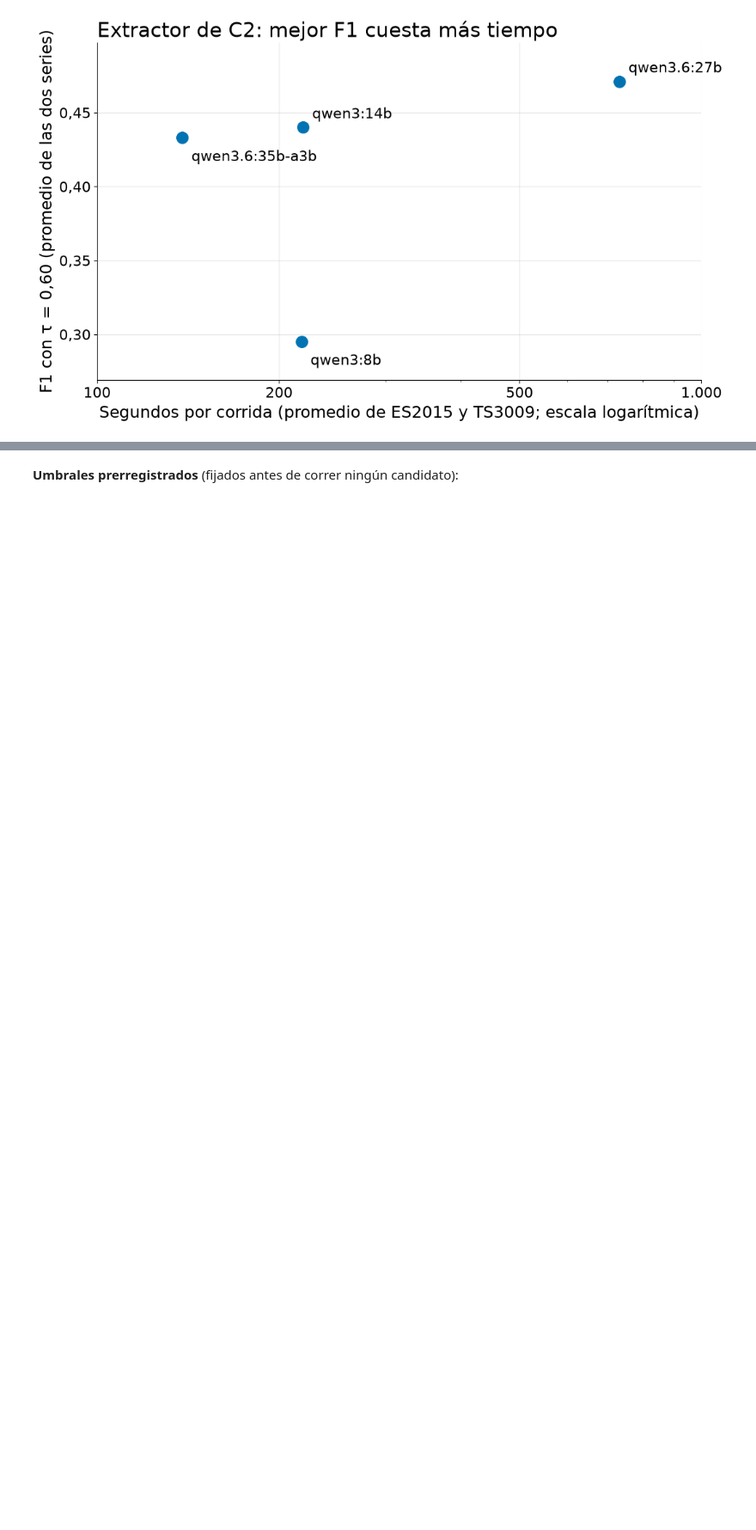
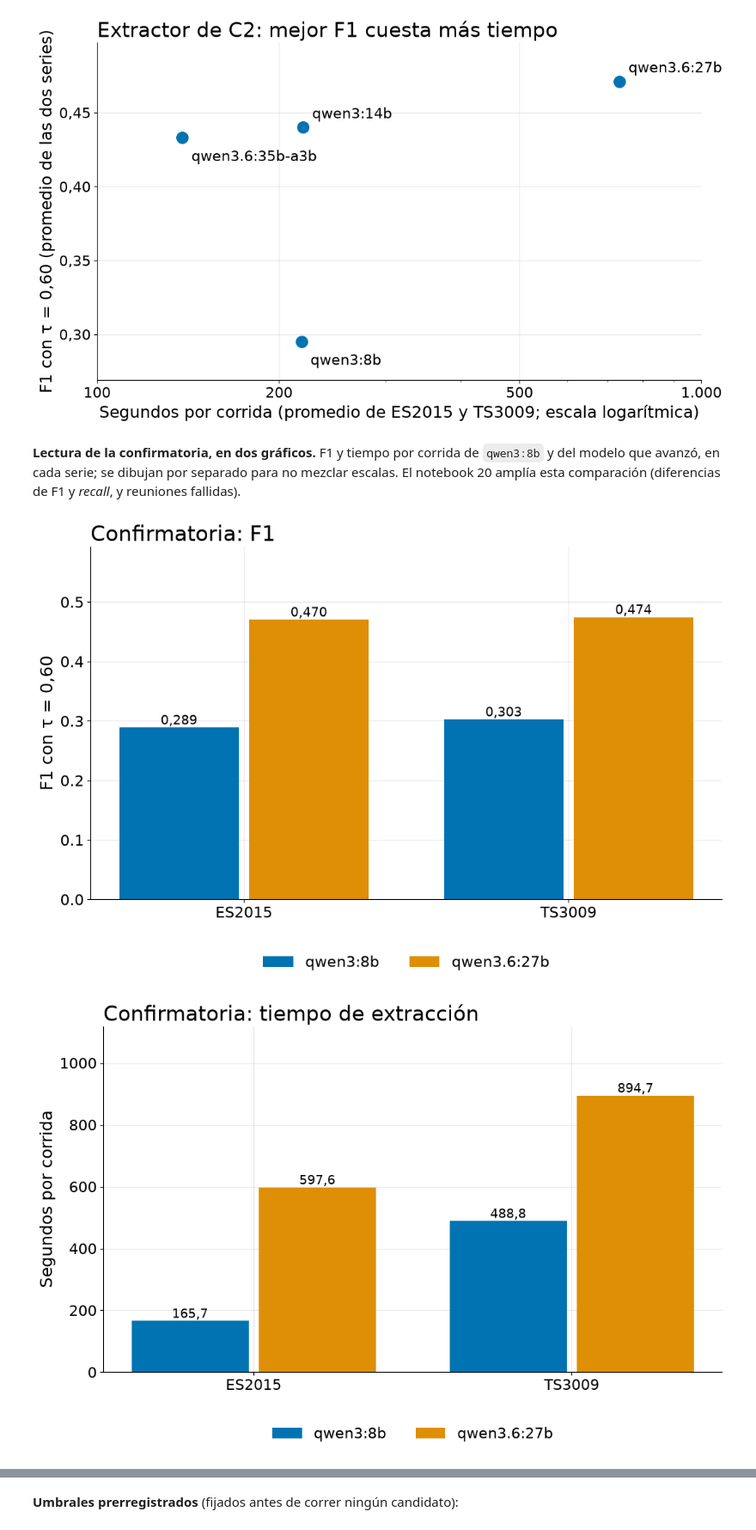
Before and after one commit to jasonssdev/mcd-afg, a Jupyter notebook: notebooks/19-jss-modelos.ipynb, the cells around one changed output, grey strips where cells are left out. Shown at 86% size. Saved outputs shown, nothing was run; the diff lists cells and outputs as text; code cells hidden in the pictures; blank space fills up the shorter version.

```diff
--- a/notebooks/19-jss-modelos.ipynb
+++ b/notebooks/19-jss-modelos.ipynb
@@ -1163,6 +1164,44 @@ with video_style():
     plt.close(fig)
 # %% [output]
 [figure]
+# %% [markdown]
+**Lectura de la confirmatoria, en dos gráficos.** F1 y tiempo por corrida de `qwen3:8b` y del
+modelo que avanzó, en cada serie; se dibujan por separado para no mezclar escalas. El notebook 20
+amplía esta comparación (diferencias de F1 y *recall*, y reuniones fallidas).
+# %%
+CONFIRM_CMP = compare_to_baseline(Q_CONFIRM, baseline=BASELINE, candidate=WINNER_SCREEN)
+f1_top = float(CONFIRM_CMP[["f1_baseline", "f1_candidate"]].to_numpy().max())
+sec_top = float(CONFIRM_CMP[["seconds_baseline", "seconds_candidate"]].to_numpy().max())
+with video_style():
+    for columns, ylabel, title, top, decimals in (
+        (
+            ("f1_baseline", "f1_candidate"),
+            f"F1 con τ = {es(SELECTION_TAU, 2)}",
+            "Confirmatoria: F1",
+            f1_top,
+            3,
+        ),
+        (
+            ("seconds_baseline", "seconds_candidate"),
+            "Segundos por corrida",
+            "Confirmatoria: tiempo de extracción",
+            sec_top,
+            1,
+        ),
+    ):
+        fig = plot_grouped_bars(
+            list(CONFIRM_CMP.index),
+            {BASELINE: list(CONFIRM_CMP[columns[0]]), WINNER_SCREEN: list(CONFIRM_CMP[columns[1]])},
+            ylabel=ylabel,
+            title=title,
+            ylim=(0, top * 1.25),
+            decimals=decimals,
+        )
+        display(fig)
+        plt.close(fig)
+# %% [output]
+[figure, added]
+[figure, added]
 # %% [markdown]
 ## 5.4 Juez: calibración de tres candidatos
 
```
Also changed, not shown: parts of 5 cells of this notebook, 2 other files.
